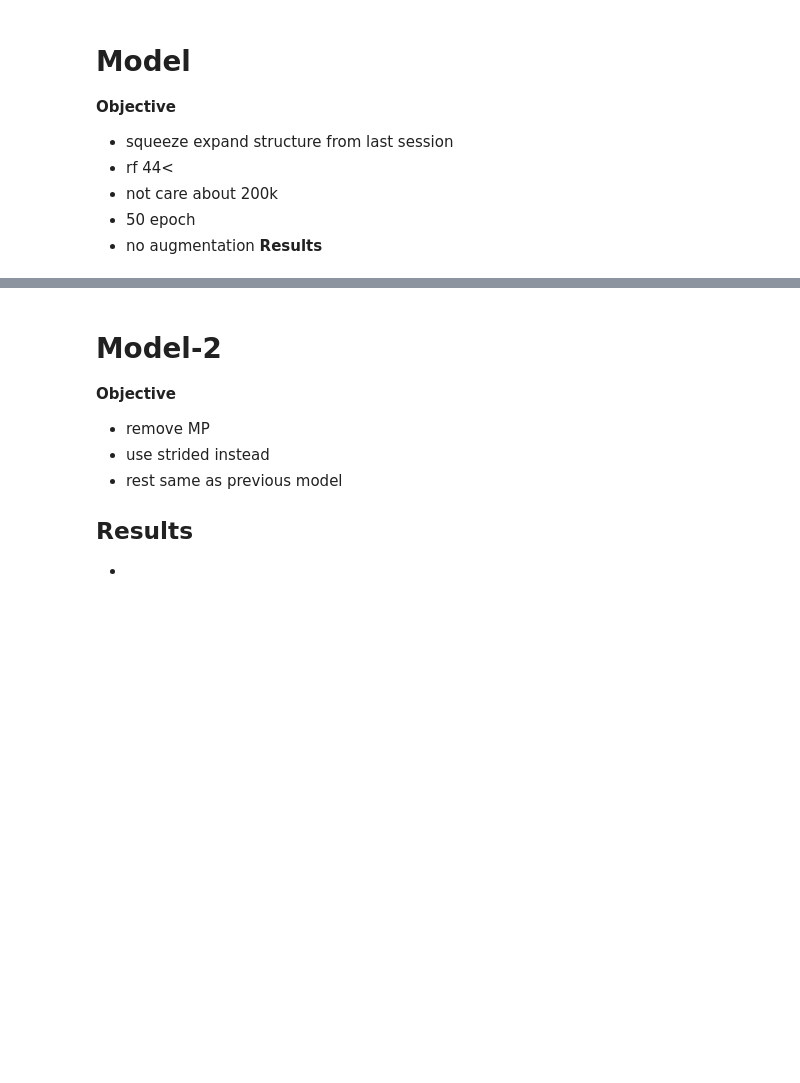
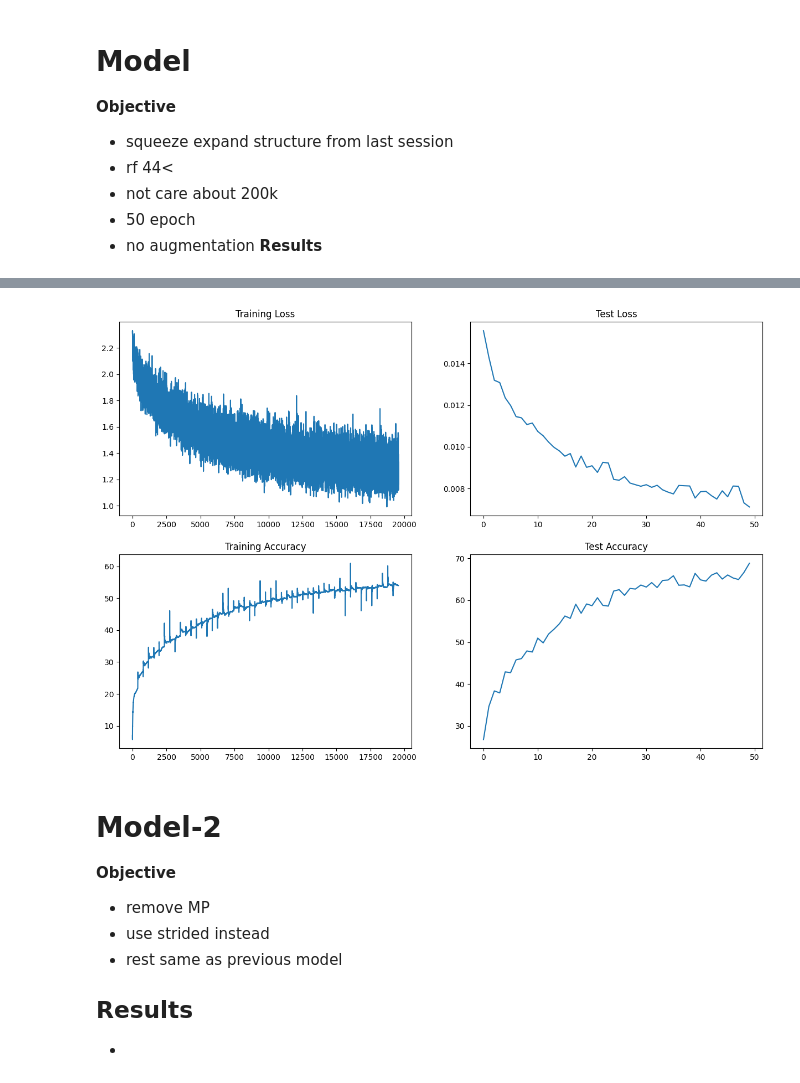
Before and after one commit to Muthukamalan/Code-DL, a Jupyter notebook: session 9/S9.ipynb, the cells around one changed output, grey strips where cells are left out. Drawn from its saved outputs; the diff is of its cells as text; code cells hidden in the pictures; blank space fills up the shorter version.

```diff
--- a/session 9/S9.ipynb
+++ b/session 9/S9.ipynb
@@ -157,3 +170,7 @@ plot_curves(trainer.train_losses,trainer.train_accuracies,tester.test_losses,tes
+# %%
+plot_curves(trainer.train_losses,trainer.train_accuracies,tester.test_losses,tester.test_accuracies)
+# %% [output]
+[figure, added]
 # %% [markdown]
 # Model-2
 
```
Also changed, not shown: parts of 14 cells of this notebook, 12 other files.
